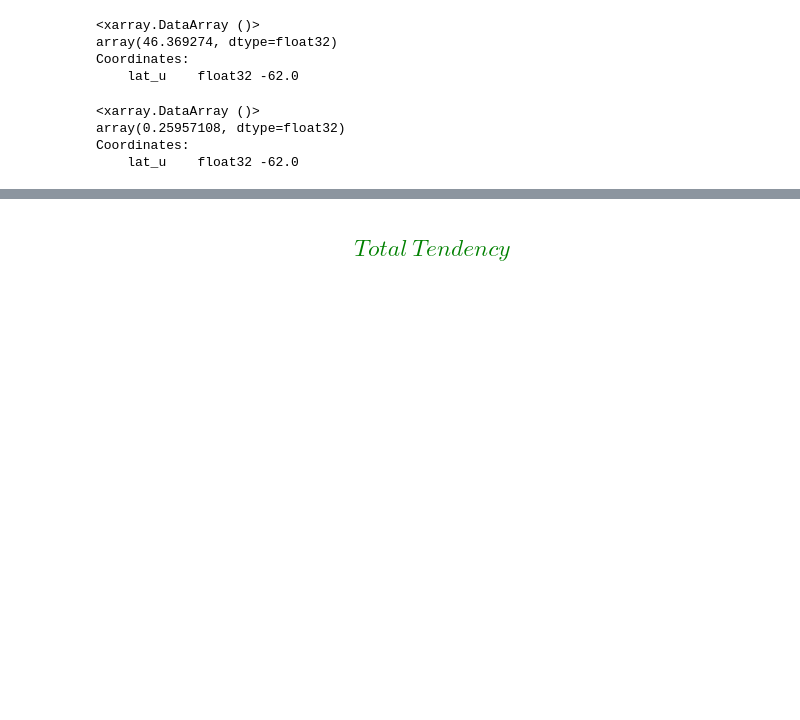
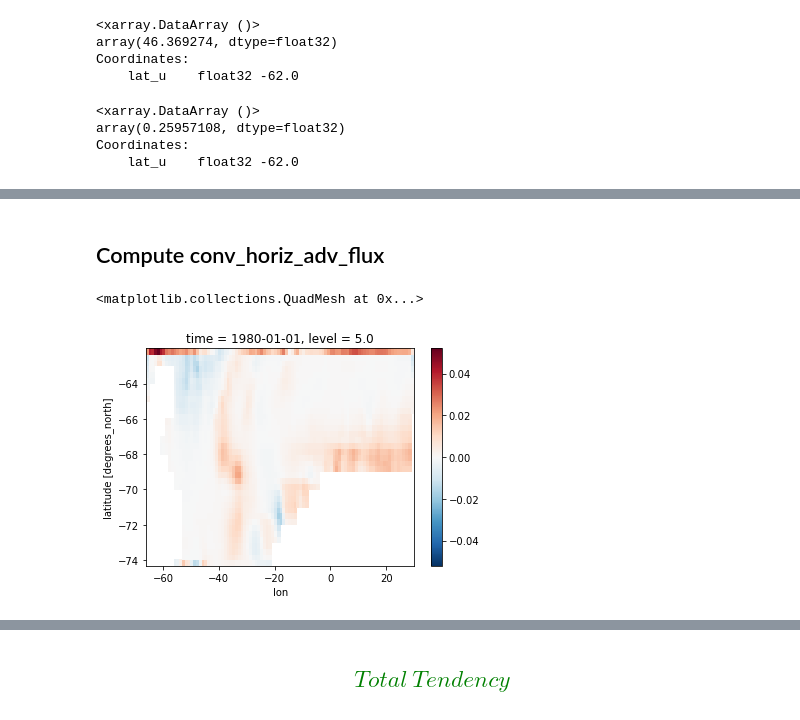
Before and after one commit to ocean-transport/WMT-project, a Jupyter notebook: GODAS/GODAS.ipynb, the cells around one changed output, grey strips where cells are left out. Saved outputs shown, nothing was run; the diff lists cells and outputs as text; code cells hidden in the pictures; blank space fills up the shorter version.

Commit message:
created conv_horiz_adv_flux_TH

```diff
--- a/GODAS/GODAS.ipynb
+++ b/GODAS/GODAS.ipynb
@@ -270,0 +320,10 @@ Coordinates:
+# %% [markdown]
+## Compute conv_horiz_adv_flux
+# %%
+ucur_interp = grid.interp(ds_wg.ucur, axis=['X', 'Y'], boundary='fill', keep_coords=True)
+vcur_interp = grid.interp(ds_wg.vcur, axis=['X', 'Y'], boundary='fill', keep_coords=True)
+# %%
+temp_interp_x = grid.interp(temp, 'X')
+temp_interp_y = grid.interp(temp, 'Y', boundary='fill')
+# %%
+conv_horiz_adv_flux = - ((ucur_interp * grid.diff(temp_interp_x, 'X')) + (vcur_interp * grid.diff(temp_interp_y, 'Y', boundary='fill')))
@@ -270,0 +333,5 @@ Coordinates:
+# %%
+conv_horiz_adv_flux[0,0].plot()
+# %% [output]
+<matplotlib.collections.QuadMesh at 0x...>
+[figure, added]
```
Also changed, not shown: parts of 39 cells of this notebook.
